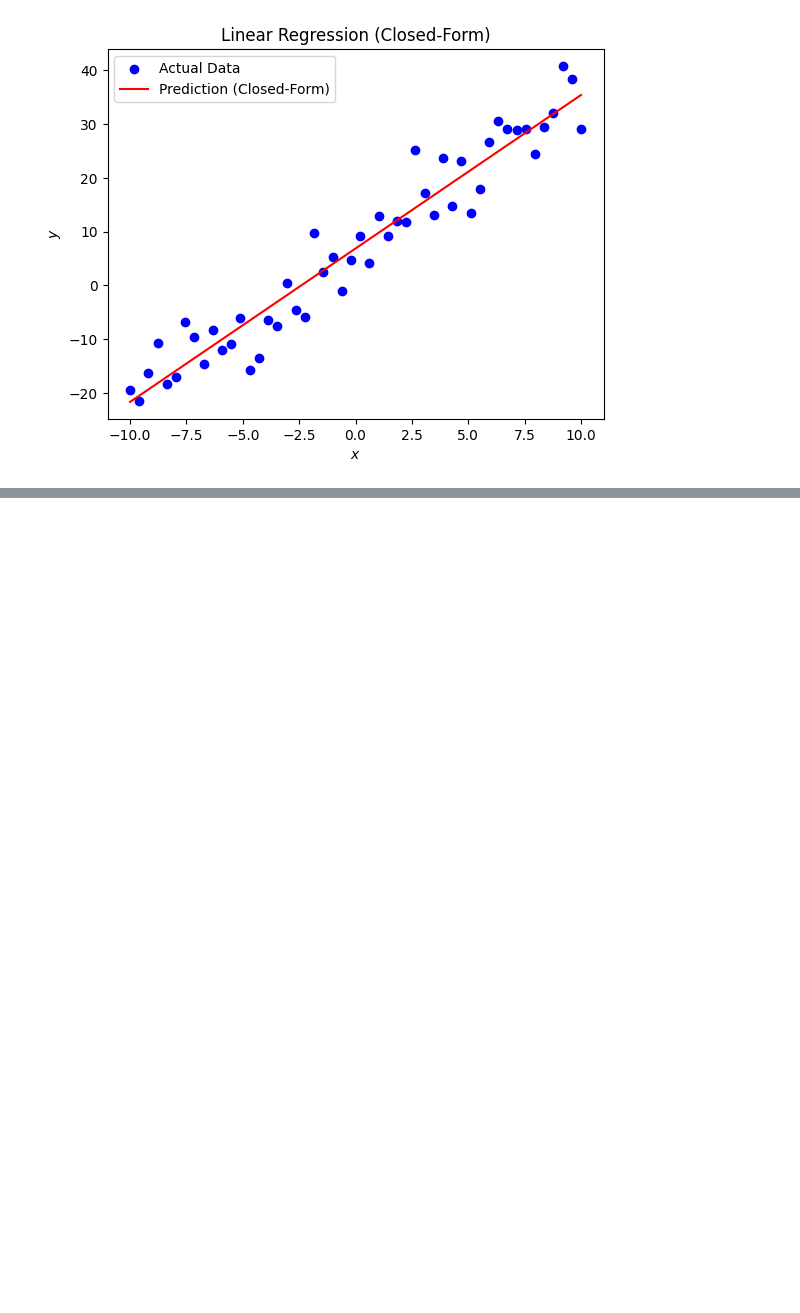
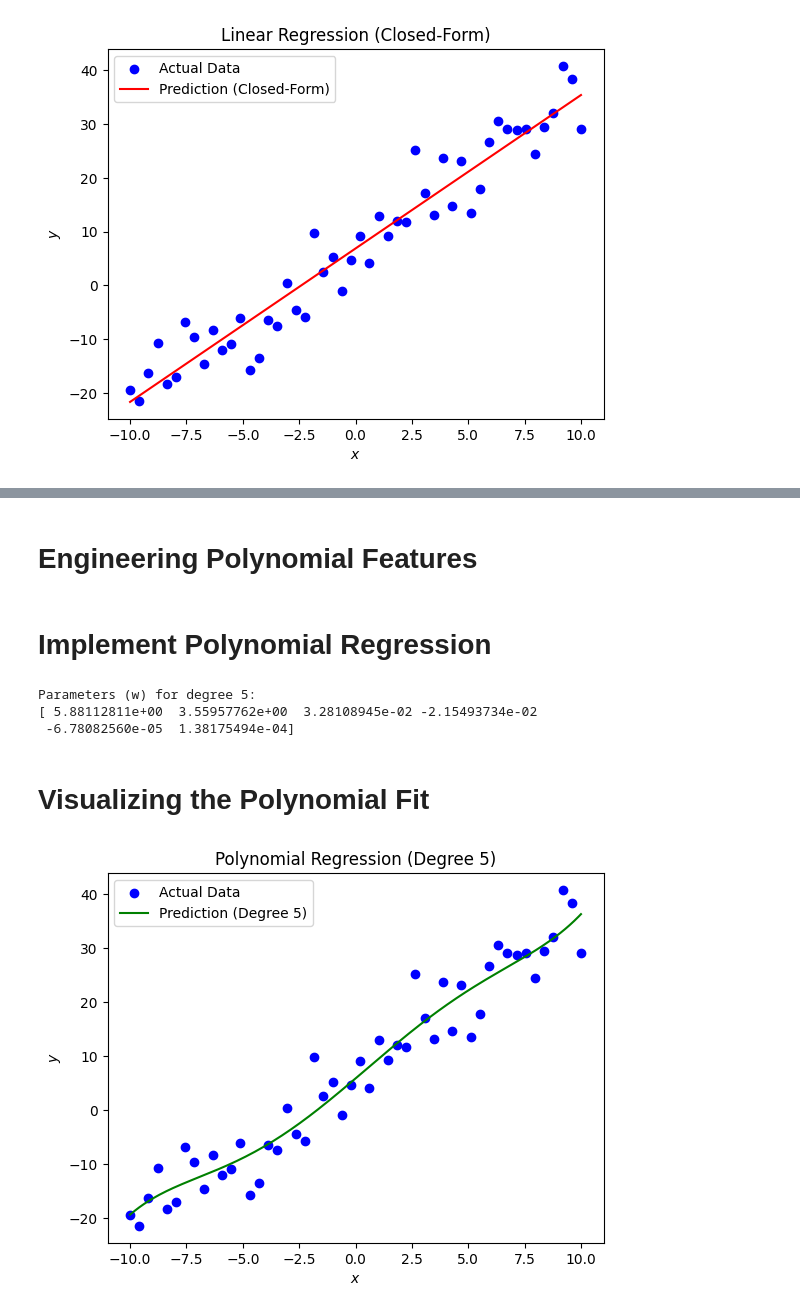
Before and after one commit to hoseinAkbari97/machine_learning_course, a Jupyter notebook: Chapter_01_Supervised_Learning/regression/Linear_Regression_1.ipynb, the cells around one changed output, grey strips where cells are left out. Drawn from its saved outputs; the diff is of its cells as text; code cells hidden in the pictures; blank space fills up the shorter version.

Commit message:
Implementing the polynomial regression

```diff
--- a/Chapter_01_Supervised_Learning/regression/Linear_Regression_1.ipynb
+++ b/Chapter_01_Supervised_Learning/regression/Linear_Regression_1.ipynb
@@ -69,0 +72,48 @@ plt.show()
+# %% [markdown]
+# Engineering Polynomial Features
+# %%
+def polynomial_features(X, degree):
+  """Function to generate polynomial features"""
+  X_poly = np.c_[np.ones(len(X))]
+  for i in range(1, degree + 1):
+    X_poly = np.c_[X_poly, np.power(X, i)]
+  return X_poly
+# %% [markdown]
+# Implement Polynomial Regression
+# %%
+def polynomial_regression(X, y, degree):
+  """Polynomial Regression"""
+  X_poly = polynomial_features(X, degree)
+
+  # Closed-form solution: w = (X'T * X')^-1 * X'^T * y
+  w = np.linalg.inv(X_poly.T.dot(X_poly)).dot(X_poly.T).dot(y)
+  return w
+
+# Degree of the polynomial regression
+m = 5
+# Parameter vector w
+w_poly = polynomial_regression(X, y, m)
+
+print(f"Parameters (w) for degree {m}:")
+print(w_poly)
+# %% [output]
+Parameters (w) for degree 5:
+[ 5.88112811e+00  3.55957762e+00  3.28108945e-02 -2.15493734e-02
+ -6.78082560e-05  1.38175494e-04]
+# %% [markdown]
+# Visualizing the Polynomial Fit
+# %%
+X_fit = np.linspace(X.min(), X.max(), 200)
+X_fit_poly = polynomial_features(X_fit, m)
+y_poly_pred = X_fit_poly.dot(w_poly)
+
+# Plot the actual data and the polynomial fit
+plt.scatter(X, y, color='blue', label='Actual Data')
+plt.plot(X_fit, y_poly_pred, color='green', label=f'Prediction (Degree {m})')
+plt.title(f'Polynomial Regression (Degree {m})')
+plt.xlabel("$x$")
+plt.ylabel("$y$")
+plt.legend()
+plt.show()
+# %% [output]
+[figure, added]
```
Also changed, not shown: parts of 1 cell of this notebook.
